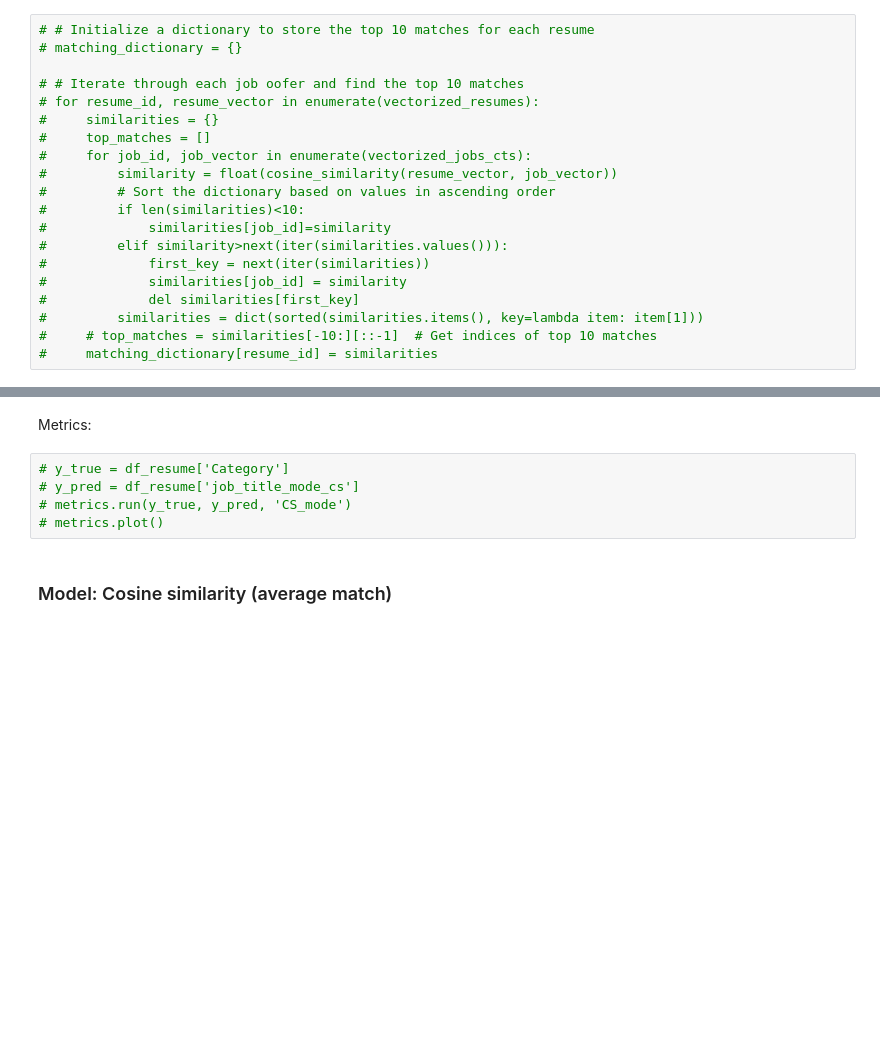
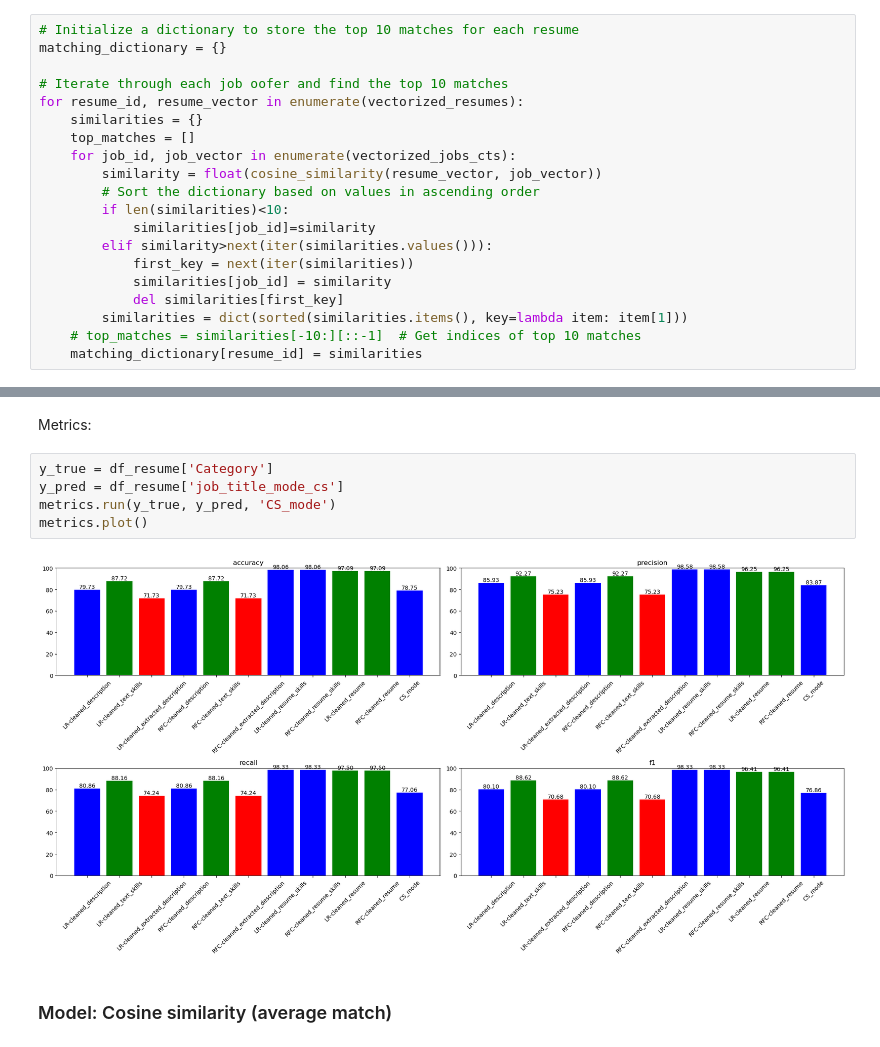
Before and after one commit to ollie-gats/intro_nlp_final_project, a Jupyter notebook: GatlandBoxhoDiGianvito_NLP.ipynb, the cells around one changed output, grey strips where cells are left out. Cells and saved outputs as stored; diff of their text form; blank space fills up the shorter version.

```diff
--- a/GatlandBoxhoDiGianvito_NLP.ipynb
+++ b/GatlandBoxhoDiGianvito_NLP.ipynb
@@ -1132,21 +1131,21 @@ In the following code blocks we will run and evaluate the different models. LDA
 # %%
-# # Initialize a dictionary to store the top 10 matches for each resume
-# matching_dictionary = {}
+# Initialize a dictionary to store the top 10 matches for each resume
+matching_dictionary = {}
 
-# # Iterate through each job oofer and find the top 10 matches
-# for resume_id, resume_vector in enumerate(vectorized_resumes):
-#     similarities = {}
-#     top_matches = []
-#     for job_id, job_vector in enumerate(vectorized_jobs_cts):
-#         similarity = float(cosine_similarity(resume_vector, job_vector))
-#         # Sort the dictionary based on values in ascending order
-#         if len(similarities)<10:
-#             similarities[job_id]=similarity
-#         elif similarity>next(iter(similarities.values())):
-#             first_key = next(iter(similarities))
-#             similarities[job_id] = similarity
-#             del similarities[first_key]
-#         similarities = dict(sorted(similarities.items(), key=lambda item: item[1]))
-#     # top_matches = similarities[-10:][::-1]  # Get indices of top 10 matches
-#     matching_dictionary[resume_id] = similarities
+# Iterate through each job oofer and find the top 10 matches
+for resume_id, resume_vector in enumerate(vectorized_resumes):
+    similarities = {}
+    top_matches = []
+    for job_id, job_vector in enumerate(vectorized_jobs_cts):
+        similarity = float(cosine_similarity(resume_vector, job_vector))
+        # Sort the dictionary based on values in ascending order
+        if len(similarities)<10:
+            similarities[job_id]=similarity
+        elif similarity>next(iter(similarities.values())):
+            first_key = next(iter(similarities))
+            similarities[job_id] = similarity
+            del similarities[first_key]
+        similarities = dict(sorted(similarities.items(), key=lambda item: item[1]))
+    # top_matches = similarities[-10:][::-1]  # Get indices of top 10 matches
+    matching_dictionary[resume_id] = similarities
 # %%
@@ -1180,10 +1178,12 @@ In the following code blocks we will run and evaluate the different models. LDA
 # %% [markdown]
 Metrics:
 # %%
-# y_true = df_resume['Category']
-# y_pred = df_resume['job_title_mode_cs']
-# metrics.run(y_true, y_pred, 'CS_mode')
-# metrics.plot()
+y_true = df_resume['Category']
+y_pred = df_resume['job_title_mode_cs']
+metrics.run(y_true, y_pred, 'CS_mode')
+metrics.plot()
+# %% [output]
+[figure, added]
 # %% [markdown]
 ### Model: Cosine similarity (average match)
 # %%
```
Also changed, not shown: parts of 12 cells of this notebook.
